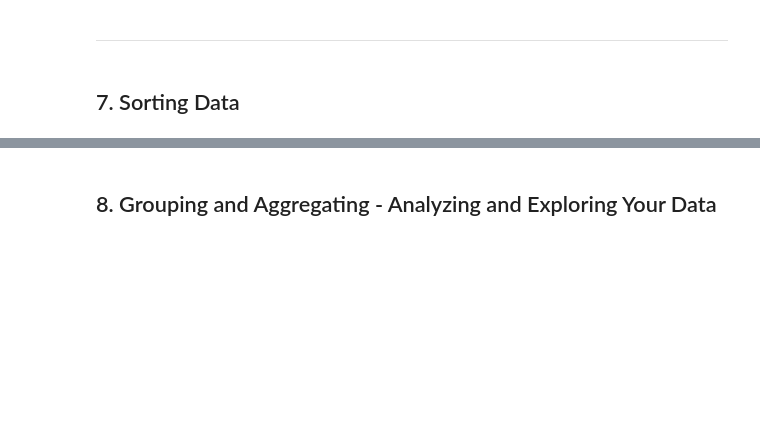
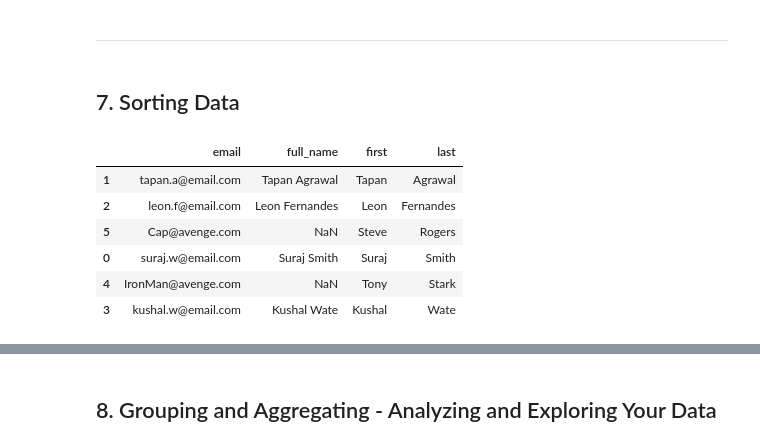
Before and after one commit to surajwate/Important-Python-Concepts, a Jupyter notebook: Pandas/pandas.ipynb, the cells around one changed output, grey strips where cells are left out. Cells and saved outputs as stored; diff of their text form; code cells hidden in the pictures; blank space fills up the shorter version.

```diff
--- a/Pandas/pandas.ipynb
+++ b/Pandas/pandas.ipynb
@@ -938,3 +938,13 @@ people_df.drop(index=people_df[filt].index)
 ---------------
 # %% [markdown]
 ## 7. Sorting Data
+# %%
+people_df.sort_values(by='last')
+# %% [output]
+|  | email | full_name | first | last |
+| 1 | tapan.a@email.com | Tapan Agrawal | Tapan | Agrawal |
+| 2 | leon.f@email.com | Leon Fernandes | Leon | Fernandes |
+| 5 | Cap@avenge.com | NaN | Steve | Rogers |
+| 0 | suraj.w@email.com | Suraj Smith | Suraj | Smith |
+| 4 | IronMan@avenge.com | NaN | Tony | Stark |
+| 3 | kushal.w@email.com | Kushal Wate | Kushal | Wate |
```
Also changed, not shown: parts of 19 cells of this notebook.
